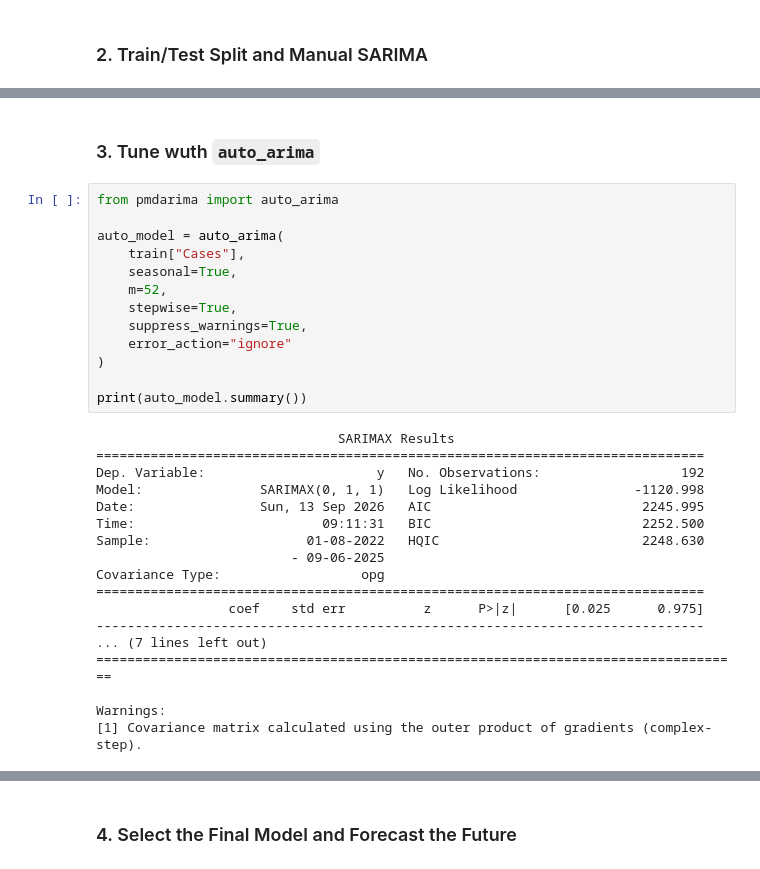
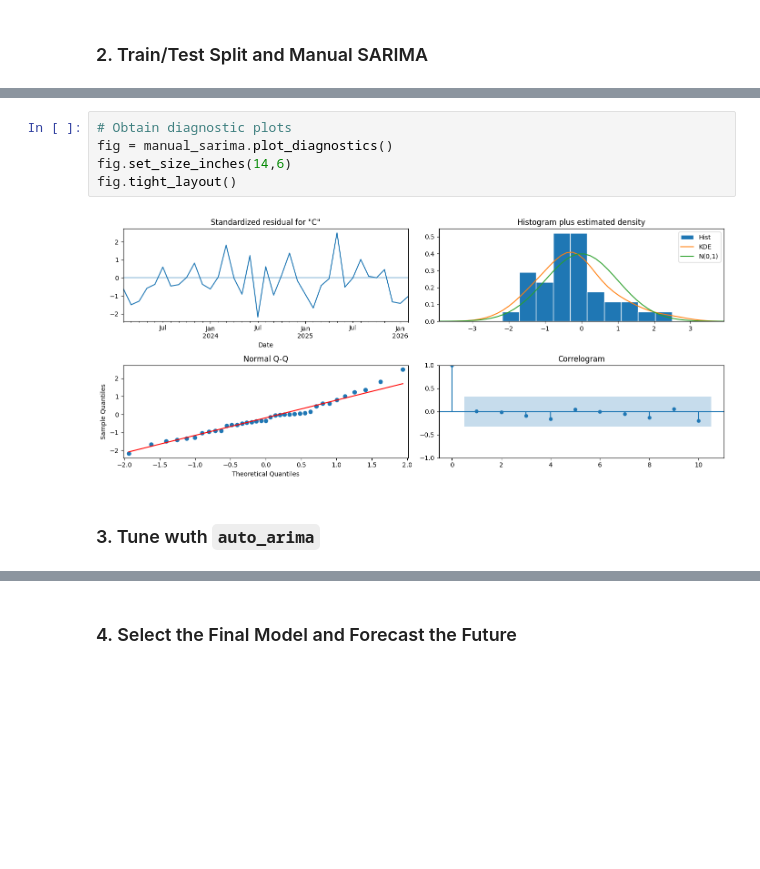
Before and after one commit to Husam-Sawalha/salmonellosis-forecasting-analysis, a Jupyter notebook: notebooks/03_salmonellosis_forecasting.ipynb, the cells around one changed output, grey strips where cells are left out. Drawn from its saved outputs; the diff is of its cells as text; blank space fills up the shorter version.

```diff
--- a/notebooks/03_salmonellosis_forecasting.ipynb
+++ b/notebooks/03_salmonellosis_forecasting.ipynb
@@ -361,33 +375,9 @@ plt.show()
+# %%
+# Obtain diagnostic plots
+fig = manual_sarima.plot_diagnostics()
+fig.set_size_inches(14,6)
+fig.tight_layout()
+# %% [output]
+[figure, added]
 # %% [markdown]
 ### 3. Tune wuth `auto_arima`
-# %%
-from pmdarima import auto_arima
-
-auto_model = auto_arima(
-    train["Cases"],
-    seasonal=True,
-    m=52,
-    stepwise=True,
-    suppress_warnings=True,
-    error_action="ignore"
-)
-
-print(auto_model.summary())
-# %% [output]
-                               SARIMAX Results
-==============================================================================
-Dep. Variable:                      y   No. Observations:                  192
-Model:               SARIMAX(0, 1, 1)   Log Likelihood               -1120.998
-Date:                Sun, 13 Sep 2026   AIC                           2245.995
-Time:                        09:11:31   BIC                           2252.500
-Sample:                    01-08-2022   HQIC                          2248.630
-                         - 09-06-2025
-Covariance Type:                  opg
-==============================================================================
-                 coef    std err          z      P>|z|      [0.025      0.975]
-------------------------------------------------------------------------------
-... (7 lines left out)
-===================================================================================
-
-Warnings:
-[1] Covariance matrix calculated using the outer product of gradients (complex-step).
```
Also changed, not shown: parts of 29 cells of this notebook.
